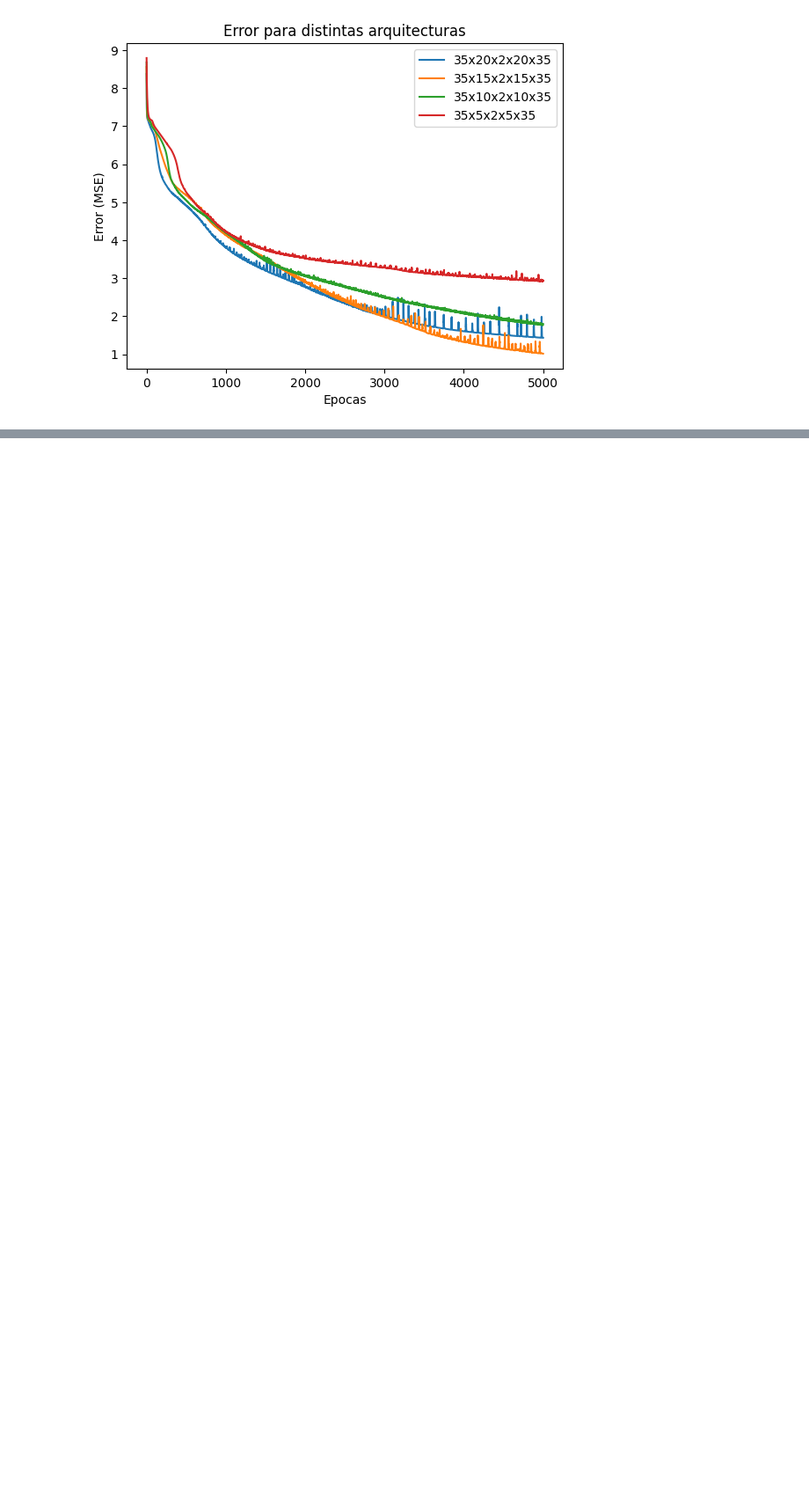
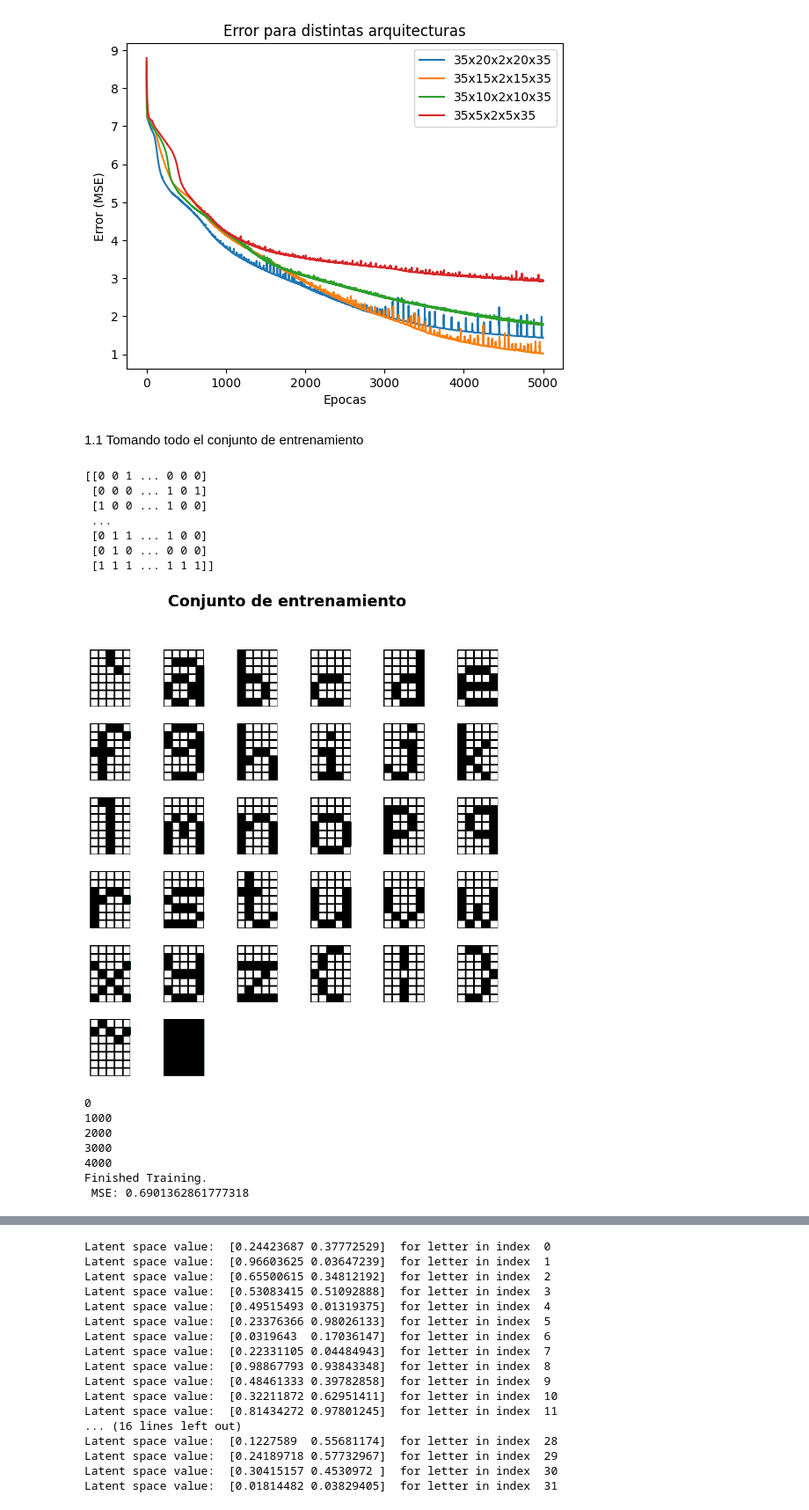
Before and after one commit to dariopenialoza/sistemasia-tp5, a Jupyter notebook: linear.ipynb, the cells around one changed output, grey strips where cells are left out. Shown at 88% size. Drawn from its saved outputs; the diff is of its cells as text; code cells hidden in the pictures; blank space fills up the shorter version.

```diff
--- a/linear.ipynb
+++ b/linear.ipynb
@@ -98,3 +114,58 @@ Finished Training.
 Finished Training.
  MSE: 2.9380096711657657
 [figure]
+# %% [markdown]
+1.1 Tomando todo el conjunto de entrenamiento
+# %%
+import json
+from src.utils import DataConfig, extract_patterns
+from src.autoencoder import Autoencoder
+from src.plots import *
+from data.font import _font_3, symbols3, _font_num, symbols_num
+
+
+with open('./config_linear.json', 'r') as f:
+        data_config = json.load(f)
+
+c = DataConfig(data_config, _font_3)
+
+print(c.input_data)
+
+plot_letters(c.input_data, "Conjunto de entrenamiento")
+
+autoencoder = Autoencoder(c.input_data, c.input_data, c.latent_space_size,
+                              c.learning_rate, c.bias, c.epochs, c.training_percentage,
+                              c.min_error, c.qty_hidden_layers, c.qty_nodes_in_hidden_layers,
+                              c.output_activation, c.hidden_activation, c.beta,
+                              c.optimizer_method, c.alpha, c.beta1, c.beta2,
+                              c.epsilon)
+autoencoder.train()
+
+predicted = []
+for x in c.input_data:
+        p = autoencoder.predict(x)
+        predicted.append(p)
+plot_letters(predicted, "Predicted")
+
+list = []
+for i in range(len(c.input_data)):
+        value = autoencoder.latent_space(c.input_data[i])
+        list.append(value)
+        print("Latent space value: ", value, " for letter in index ", i)
+plot_latent_space(np.array(list), symbols3)
+# %% [output]
+[[0 0 1 ... 0 0 0]
+ [0 0 0 ... 1 0 1]
+ [1 0 0 ... 1 0 0]
+ ...
+ [0 1 1 ... 1 0 0]
+ [0 1 0 ... 0 0 0]
+ [1 1 1 ... 1 1 1]]
+[figure, added]
+0
+1000
+2000
+3000
+4000
+Finished Training.
+ MSE: 0.6901362861777318
@@ -100,0 +173,17 @@ Finished Training.
+Latent space value:  [0.24423687 0.37772529]  for letter in index  0
+Latent space value:  [0.96603625 0.03647239]  for letter in index  1
+Latent space value:  [0.65500615 0.34812192]  for letter in index  2
+Latent space value:  [0.53083415 0.51092888]  for letter in index  3
+Latent space value:  [0.49515493 0.01319375]  for letter in index  4
+Latent space value:  [0.23376366 0.98026133]  for letter in index  5
+Latent space value:  [0.0319643  0.17036147]  for letter in index  6
+Latent space value:  [0.22331105 0.04484943]  for letter in index  7
+Latent space value:  [0.98867793 0.93843348]  for letter in index  8
+Latent space value:  [0.48461333 0.39782858]  for letter in index  9
+Latent space value:  [0.32211872 0.62951411]  for letter in index  10
+Latent space value:  [0.81434272 0.97801245]  for letter in index  11
+... (16 lines left out)
+Latent space value:  [0.1227589  0.55681174]  for letter in index  28
+Latent space value:  [0.24189718 0.57732967]  for letter in index  29
+Latent space value:  [0.30415157 0.4530972 ]  for letter in index  30
+Latent space value:  [0.01814482 0.03829405]  for letter in index  31
```
Also changed, not shown: parts of 10 cells of this notebook, 4 other files.
